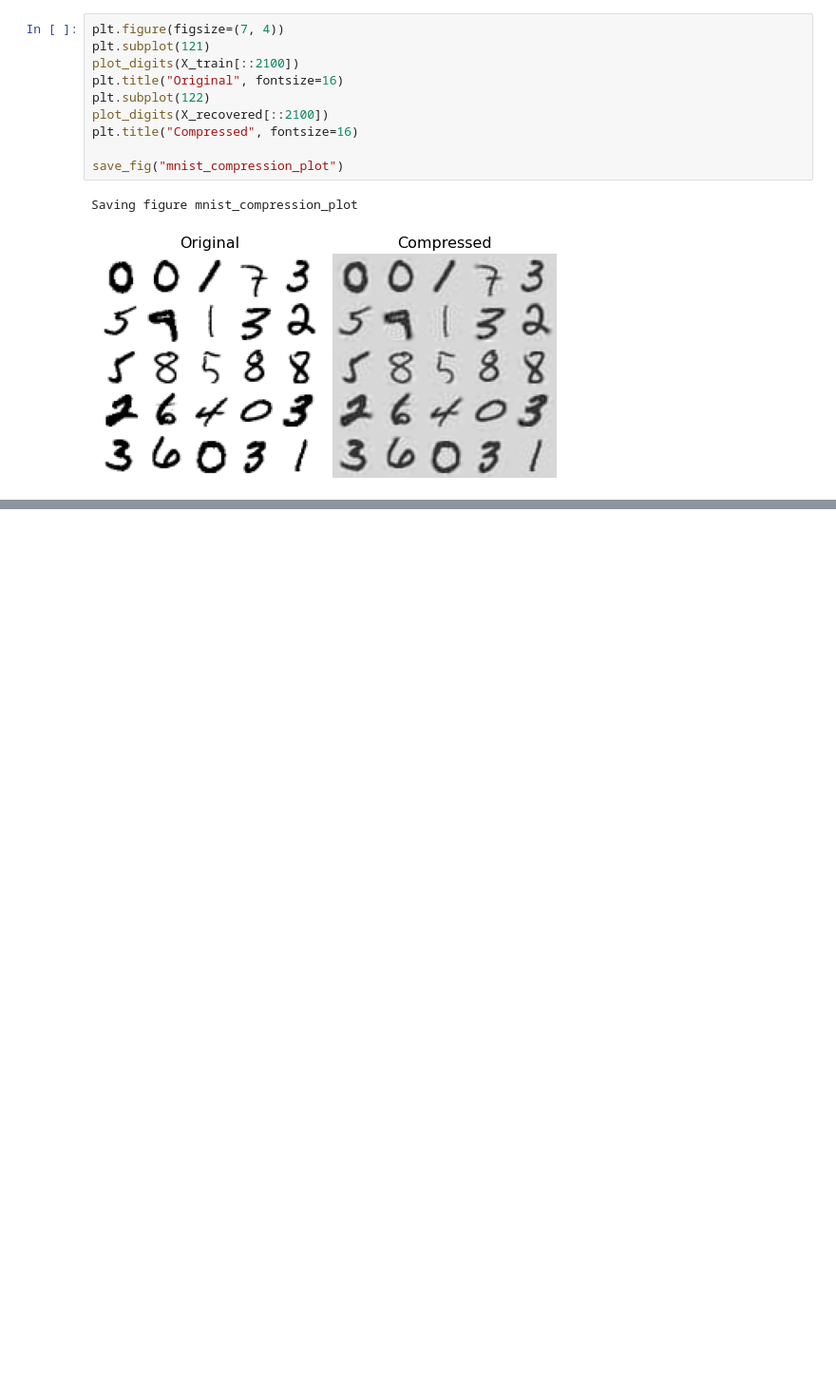
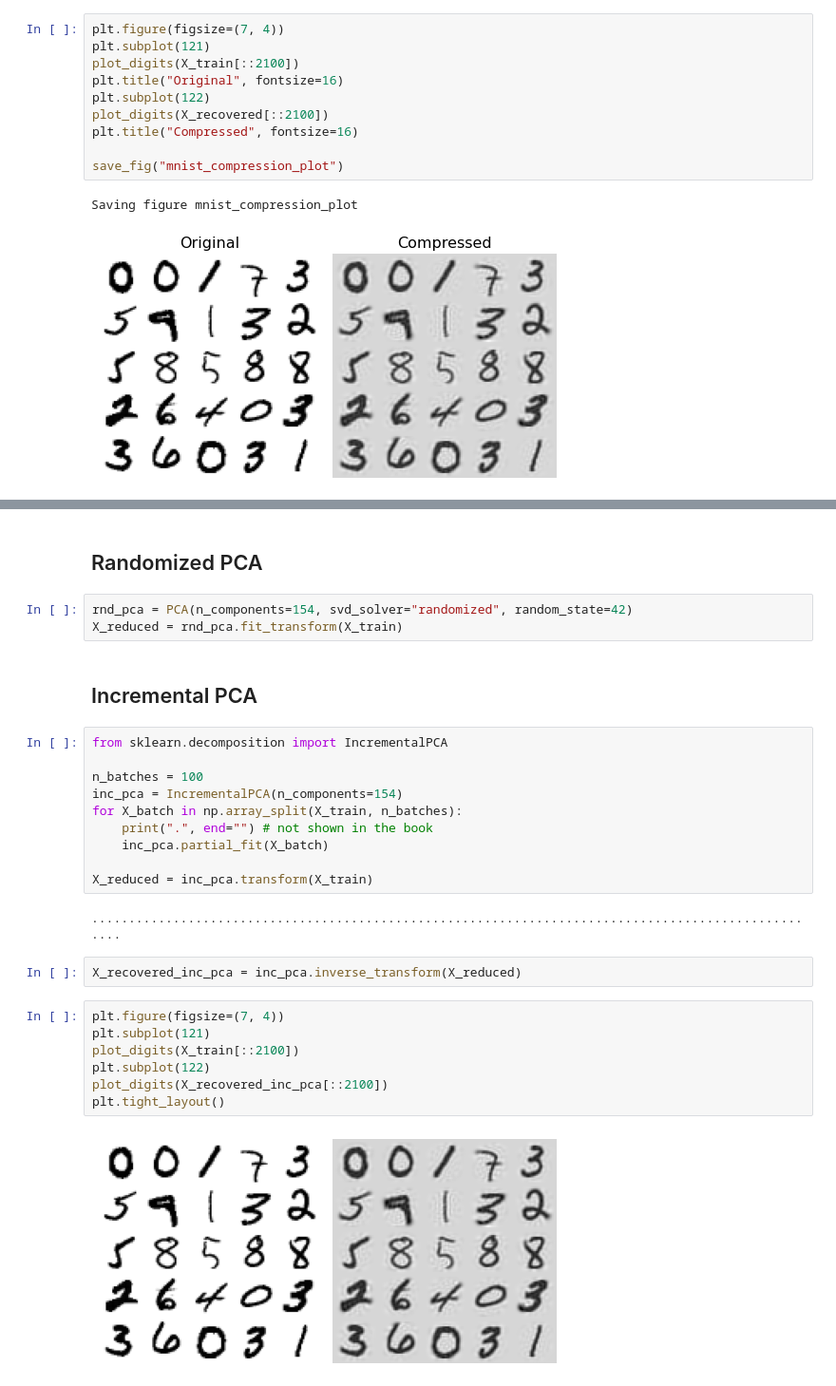
Before and after one commit to Aman-137/Dimensionality-Reduction, a Jupyter notebook: dimensionality_reduction.ipynb, the cells around one changed output, grey strips where cells are left out. Shown at 95% size. Drawn from its saved outputs; the diff is of its cells as text; blank space fills up the shorter version.

```diff
--- a/dimensionality_reduction.ipynb
+++ b/dimensionality_reduction.ipynb
@@ -513,0 +516,30 @@ Saving figure mnist_compression_plot
+# %% [markdown]
+## Randomized PCA
+# %%
+rnd_pca = PCA(n_components=154, svd_solver="randomized", random_state=42)
+X_reduced = rnd_pca.fit_transform(X_train)
+# %% [markdown]
+## Incremental PCA
+# %%
+from sklearn.decomposition import IncrementalPCA
+
+n_batches = 100
+inc_pca = IncrementalPCA(n_components=154)
+for X_batch in np.array_split(X_train, n_batches):
+    print(".", end="") # not shown in the book
+    inc_pca.partial_fit(X_batch)
+
+X_reduced = inc_pca.transform(X_train)
+# %% [output]
+....................................................................................................
+# %%
+X_recovered_inc_pca = inc_pca.inverse_transform(X_reduced)
+# %%
+plt.figure(figsize=(7, 4))
+plt.subplot(121)
+plot_digits(X_train[::2100])
+plt.subplot(122)
+plot_digits(X_recovered_inc_pca[::2100])
+plt.tight_layout()
+# %% [output]
+[figure, added]
```
Also changed, not shown: parts of 9 cells of this notebook.
